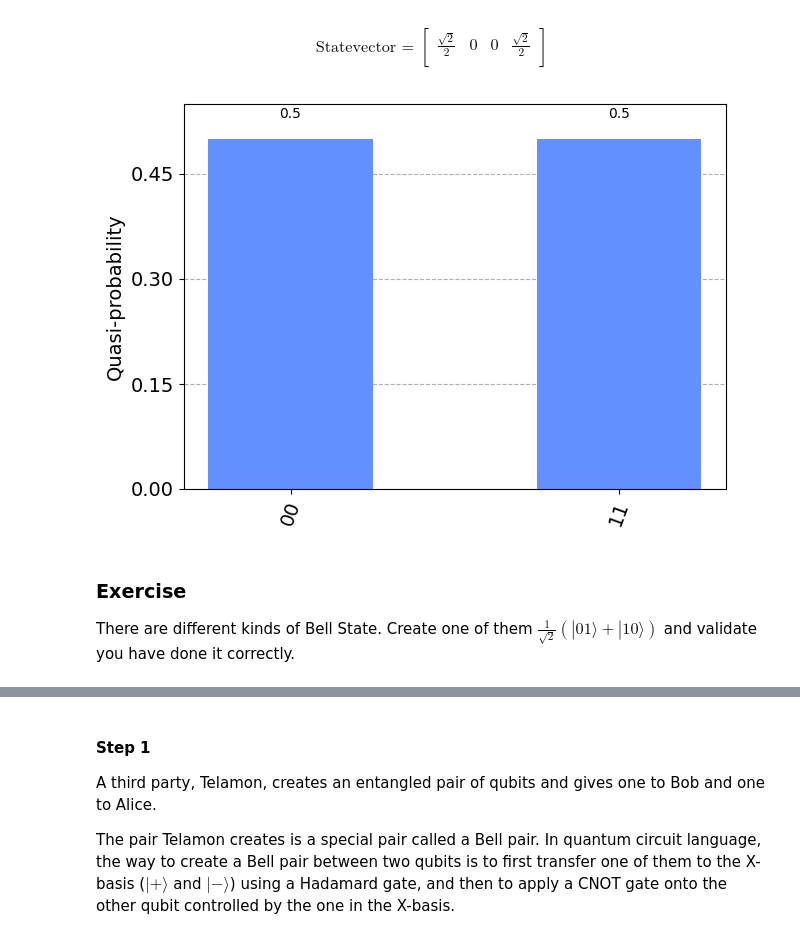
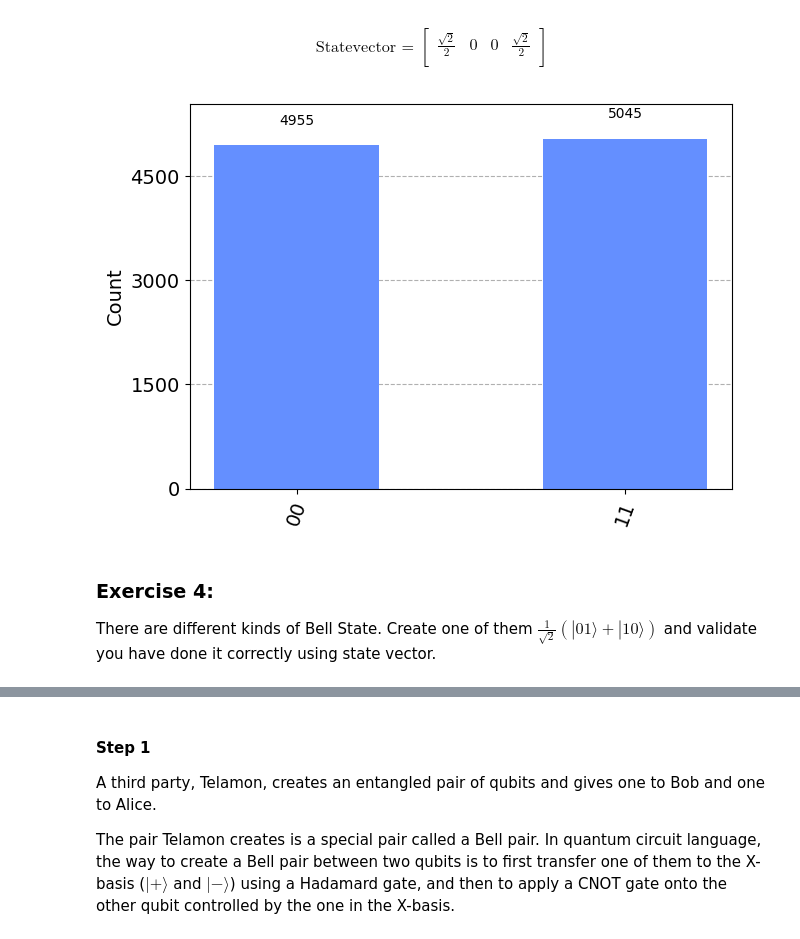
Before and after one commit to AlaricCheng/klass-workshop-hands-on, a Jupyter notebook: basics.ipynb, the cells around one changed output, grey strips where cells are left out. Cells and saved outputs as stored; diff of their text form; code cells hidden in the pictures.

```diff
--- a/basics.ipynb
+++ b/basics.ipynb
@@ -344,8 +390,7 @@ qc.draw('mpl')
 # Let's see the result:
 svsim = Aer.get_backend('aer_simulator')
 qc.save_statevector()
-qobj = assemble(qc)
-final_state = svsim.run(qobj).result().get_statevector()
+final_state = svsim.run(qc).result().get_statevector()
 # Print the statevector neatly:
 array_to_latex(final_state, prefix="\\text{Statevector = }")
 # %% [output]
@@ -356,10 +401,11 @@ $$
  \end{bmatrix}
 $$
 # %%
-result = svsim.run(qobj).result()
+qc.measure_all()
+result = svsim.run(qc, shots=10000).result()
 plot_histogram(result.get_counts())
 # %% [output]
-[figure, old version]
+[figure, new version]
 # %% [markdown]
-### Exercise
-There are different kinds of Bell State. Create one of them $\frac{1}{\sqrt{2}}(|01\rangle + |10\rangle)$ and validate you have done it correctly.
+### Exercise 4:
+There are different kinds of Bell State. Create one of them $\frac{1}{\sqrt{2}}(|01\rangle + |10\rangle)$ and validate you have done it correctly using state vector.
```
Also changed, not shown: parts of 43 cells of this notebook, 1 other file.
